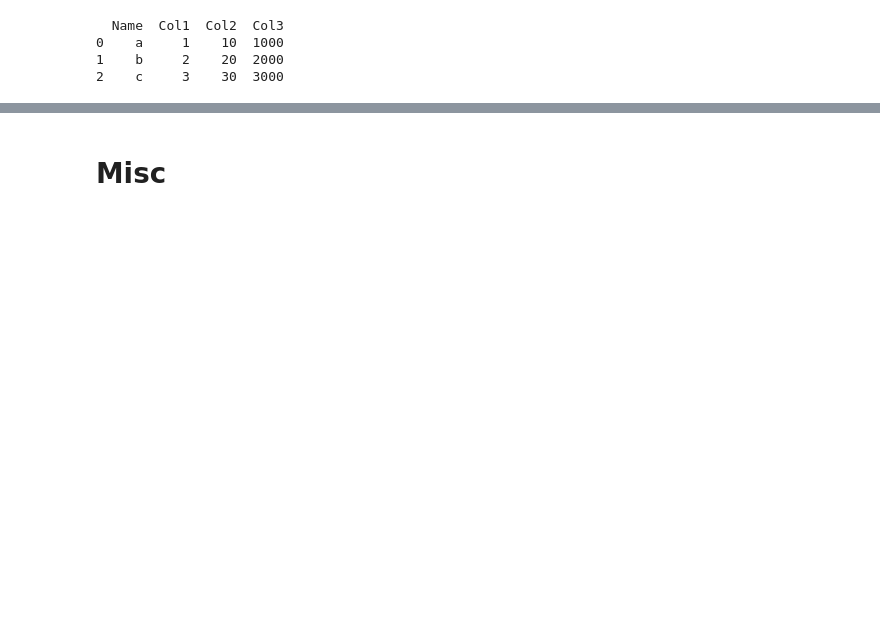
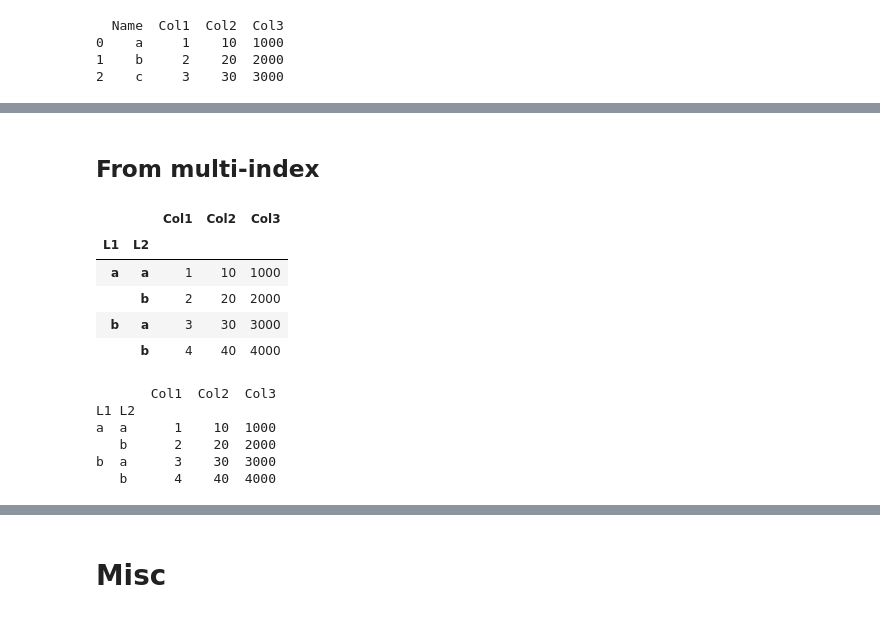
Before and after one commit to Ev2geny/evbeantools, a Jupyter notebook: experim/juptools_test.ipynb, the cells around one changed output, grey strips where cells are left out. Drawn from its saved outputs; the diff is of its cells as text; code cells hidden in the pictures; blank space fills up the shorter version.

```diff
--- a/experim/juptools_test.ipynb
+++ b/experim/juptools_test.ipynb
@@ -321,0 +314,27 @@ sample_df_with_total
+# %% [markdown]
+## From multi-index
+# %%
+index = pd.MultiIndex.from_tuples([('a', 'a'), ('a', 'b'), ('b', 'a'), ('b','b')], names=['L1', 'L2'])
+
+mltiIndex_df = pd.DataFrame({
+    'Col1': [1, 2, 3, 4],
+    'Col2': [10, 20, 30, 40],
+    'Col3': [1000, 2000, 3000, 4000]
+}, index=index)
+mltiIndex_df
+# %% [output]
+|  |  | Col1 | Col2 | Col3 |
+| L1 | L2 |  |  |  |
+| a | a | 1 | 10 | 1000 |
+|  | b | 2 | 20 | 2000 |
+| b | a | 3 | 30 | 3000 |
+|  | b | 4 | 40 | 4000 |
+# %%
+print(mltiIndex_df)
+# %% [output]
+       Col1  Col2  Col3
+L1 L2
+a  a      1    10  1000
+   b      2    20  2000
+b  a      3    30  3000
+   b      4    40  4000
```
Also changed, not shown: parts of 8 cells of this notebook, 3 other files.
